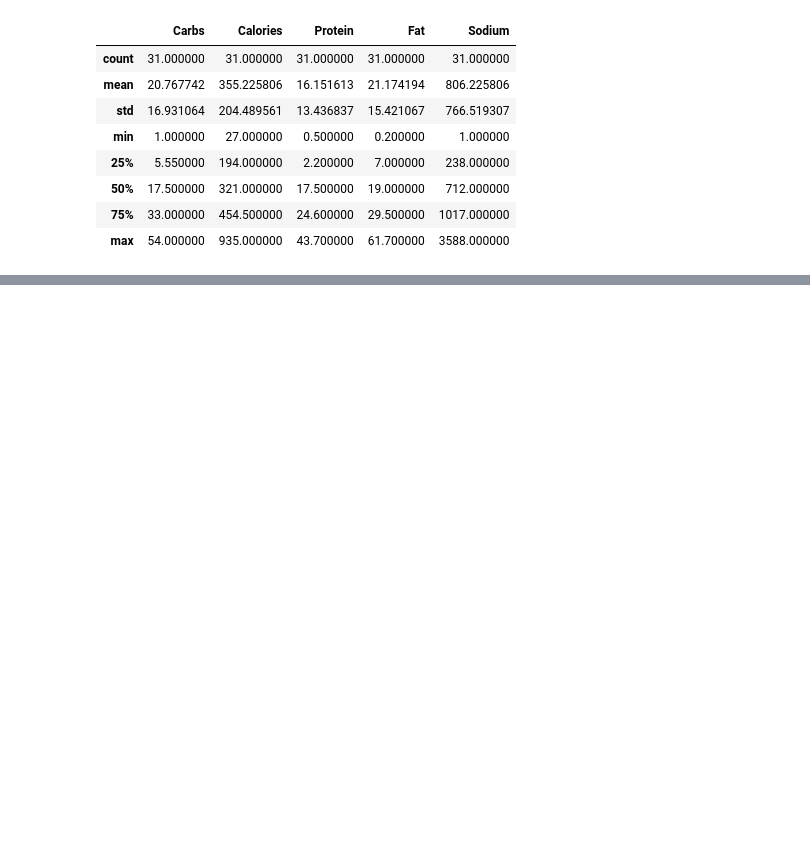
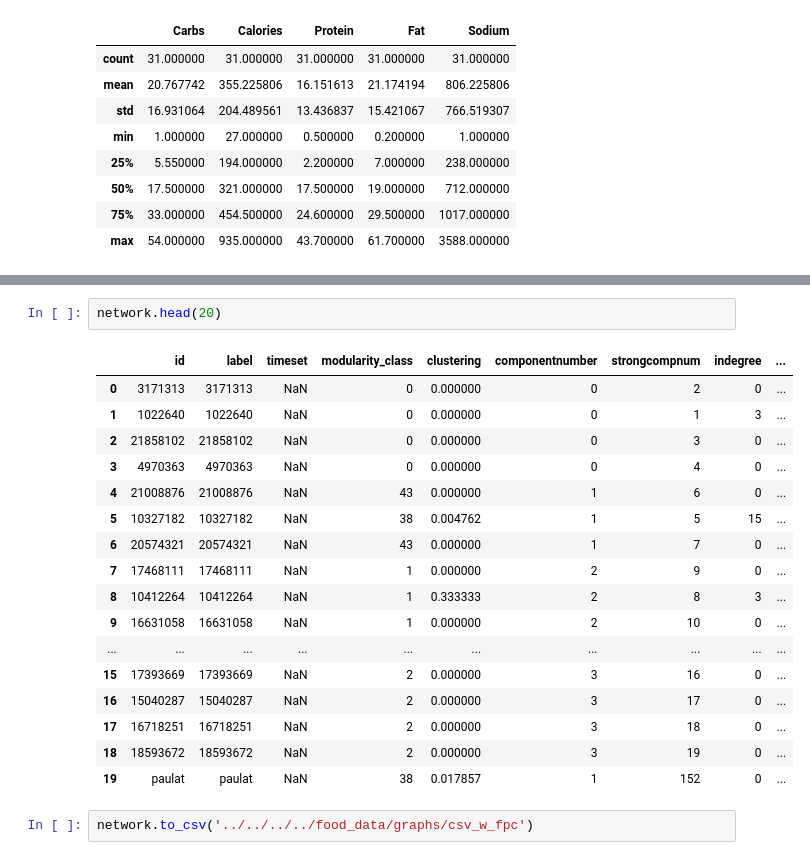
Before and after one commit to q0j0p/food, a Jupyter notebook: src/data/allrecipes/analyze_member_nutrition.ipynb, the cells around one changed output, grey strips where cells are left out. Saved outputs shown, nothing was run; the diff lists cells and outputs as text; blank space fills up the shorter version.

```diff
--- a/src/data/allrecipes/analyze_member_nutrition.ipynb
+++ b/src/data/allrecipes/analyze_member_nutrition.ipynb
@@ -126,0 +400,22 @@ npd.describe()
+# %%
+network.head(20)
+# %% [output]
+|  | id | label | timeset | modularity_class | clustering | componentnumber | strongcompnum | indegree | ... |
+| 0 | 3171313 | 3171313 | NaN | 0 | 0.000000 | 0 | 2 | 0 | ... |
+| 1 | 1022640 | 1022640 | NaN | 0 | 0.000000 | 0 | 1 | 3 | ... |
+| 2 | 21858102 | 21858102 | NaN | 0 | 0.000000 | 0 | 3 | 0 | ... |
+| 3 | 4970363 | 4970363 | NaN | 0 | 0.000000 | 0 | 4 | 0 | ... |
+| 4 | 21008876 | 21008876 | NaN | 43 | 0.000000 | 1 | 6 | 0 | ... |
+| 5 | 10327182 | 10327182 | NaN | 38 | 0.004762 | 1 | 5 | 15 | ... |
+| 6 | 20574321 | 20574321 | NaN | 43 | 0.000000 | 1 | 7 | 0 | ... |
+| 7 | 17468111 | 17468111 | NaN | 1 | 0.000000 | 2 | 9 | 0 | ... |
+| 8 | 10412264 | 10412264 | NaN | 1 | 0.333333 | 2 | 8 | 3 | ... |
+| 9 | 16631058 | 16631058 | NaN | 1 | 0.000000 | 2 | 10 | 0 | ... |
+| ... | ... | ... | ... | ... | ... | ... | ... | ... | ... |
+| 15 | 17393669 | 17393669 | NaN | 2 | 0.000000 | 3 | 16 | 0 | ... |
+| 16 | 15040287 | 15040287 | NaN | 2 | 0.000000 | 3 | 17 | 0 | ... |
+| 17 | 16718251 | 16718251 | NaN | 2 | 0.000000 | 3 | 18 | 0 | ... |
+| 18 | 18593672 | 18593672 | NaN | 2 | 0.000000 | 3 | 19 | 0 | ... |
+| 19 | paulat | paulat | NaN | 38 | 0.017857 | 1 | 152 | 0 | ... |
+# %%
+network.to_csv('../../../../food_data/graphs/csv_w_fpc')
```
Also changed, not shown: parts of 52 cells of this notebook, 31 other files.
